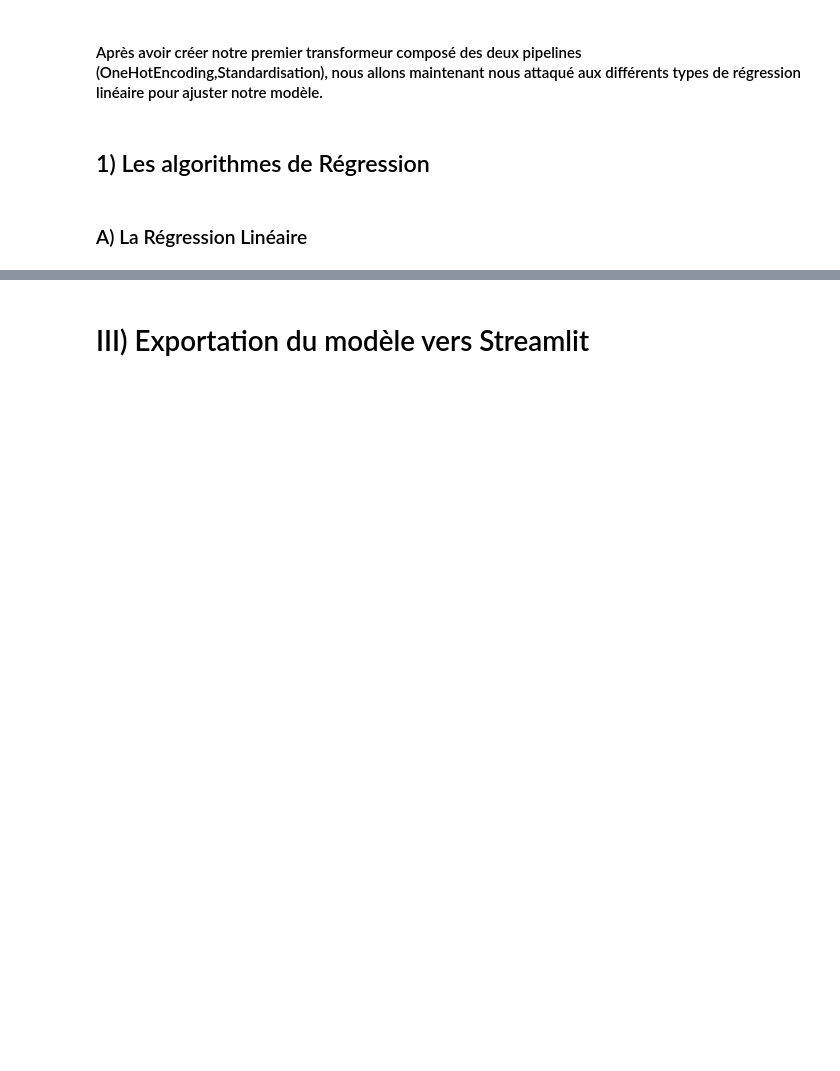
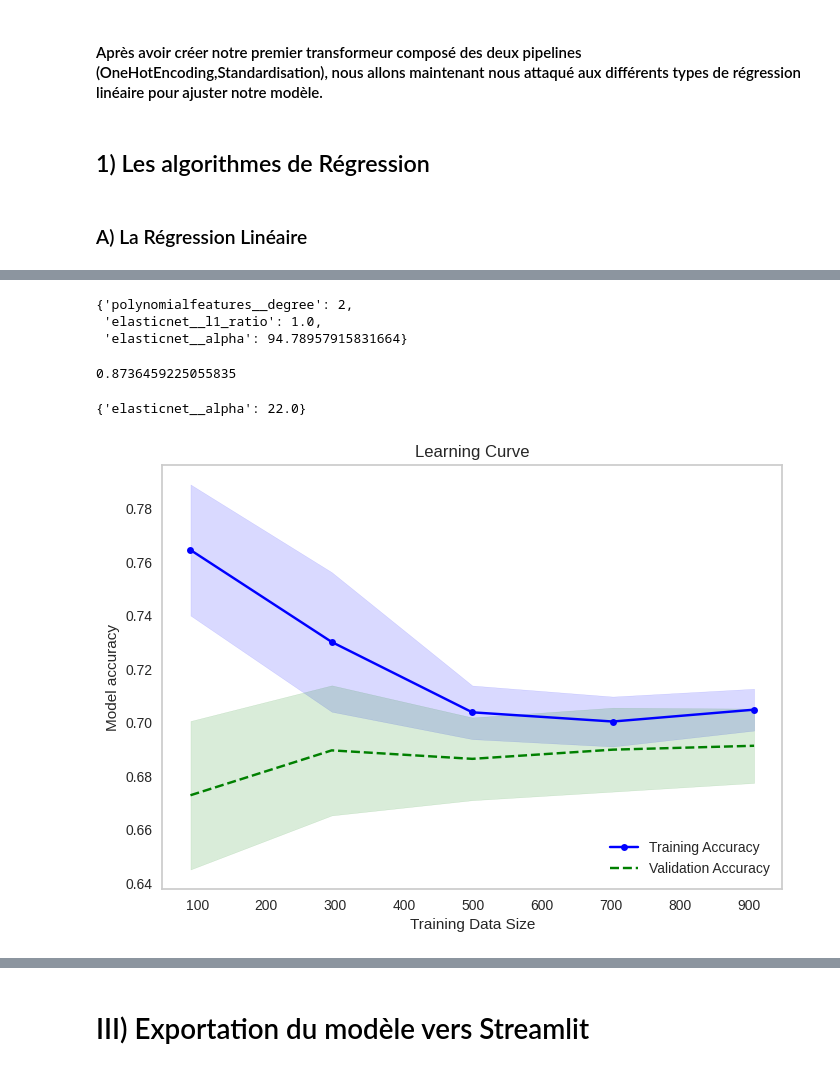
Before and after one commit to JynMoriarty/Assurance, a Jupyter notebook: modelisation.ipynb, the cells around one changed output, grey strips where cells are left out. Cells and saved outputs as stored; diff of their text form; code cells hidden in the pictures; blank space fills up the shorter version.

```diff
--- a/modelisation.ipynb
+++ b/modelisation.ipynb
@@ -223,0 +145,5 @@ plt.show()
+# %%
+
+elastic_params = {"elasticnet__alpha" : np.linspace(0,100,500),'elasticnet__l1_ratio':np.linspace(0,1,100),'polynomialfeatures__degree': [2]}
+random_elastic = RandomizedSearchCV(eN_pipeline,elastic_params,cv=5,n_iter=100)
+random_elastic.fit(X_train,y_train)
@@ -223,0 +168,42 @@ plt.show()
+# %%
+random_elastic.best_params_
+# %% [output]
+{'polynomialfeatures__degree': 2,
+ 'elasticnet__l1_ratio': 1.0,
+ 'elasticnet__alpha': 94.78957915831664}
+# %%
+alpha_elastic = {'elasticnet__alpha': np.linspace(22,25,100)}
+eN_model = GridSearchCV(estimator = random_elastic.best_estimator_,cv=5,scoring="r2",param_grid=alpha_elastic)
+# %%
+eN_model.fit(X_train,y_train)
+eN_model.score(X_train,y_train)
+# %% [output]
+0.8736459225055835
+# %%
+eN_model.best_params_
+# %% [output]
+{'elasticnet__alpha': 22.0}
+# %%
+train_sizes, train_scores, test_scores = learning_curve(estimator=eN_pipeline, X=X_train, y=y_train,verbose=False)
+#
+# Calculate training and test mean and std
+#
+train_mean = np.mean(train_scores, axis=1)
+train_std = np.std(train_scores, axis=1)
+test_mean = np.mean(test_scores, axis=1)
+test_std = np.std(test_scores, axis=1)
+#
+# Plot the learning curve
+#
+plt.plot(train_sizes, train_mean, color='blue', marker='o', markersize=5, label='Training Accuracy')
+plt.fill_between(train_sizes, train_mean + train_std, train_mean - train_std, alpha=0.15, color='blue')
+plt.plot(train_sizes, test_mean, color='green', marker='+', markersize=5, linestyle='--', label='Validation Accuracy')
+plt.fill_between(train_sizes, test_mean + test_std, test_mean - test_std, alpha=0.15, color='green')
+plt.title('Learning Curve')
+plt.xlabel('Training Data Size')
+plt.ylabel('Model accuracy')
+plt.grid()
+plt.legend(loc='lower right')
+plt.show()
+# %% [output]
+[figure, added]
```
Also changed, not shown: parts of 45 cells of this notebook, 8 other files.
